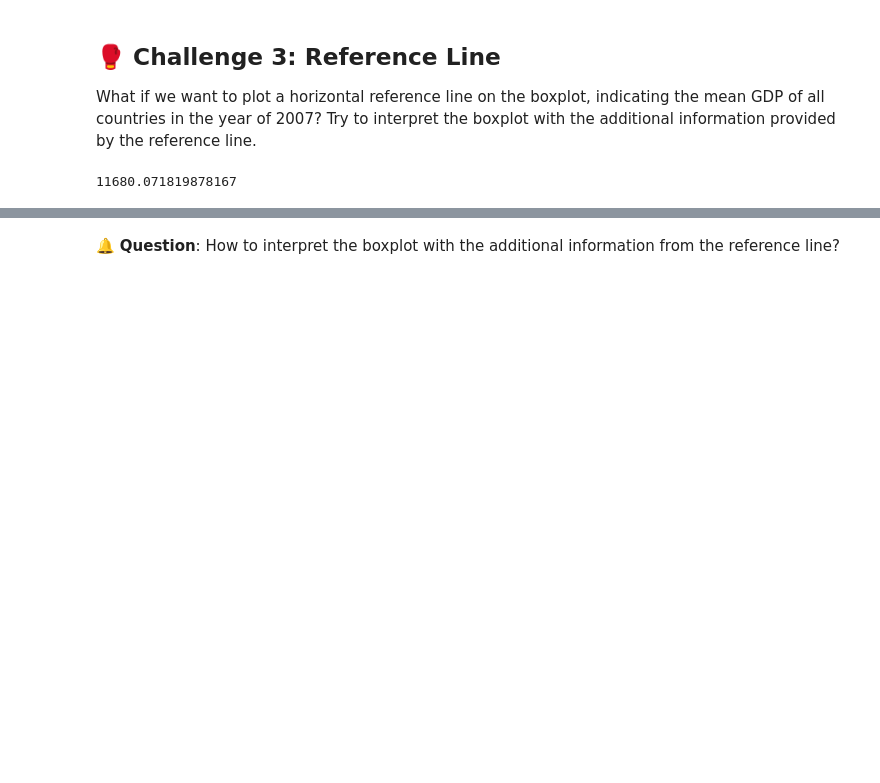
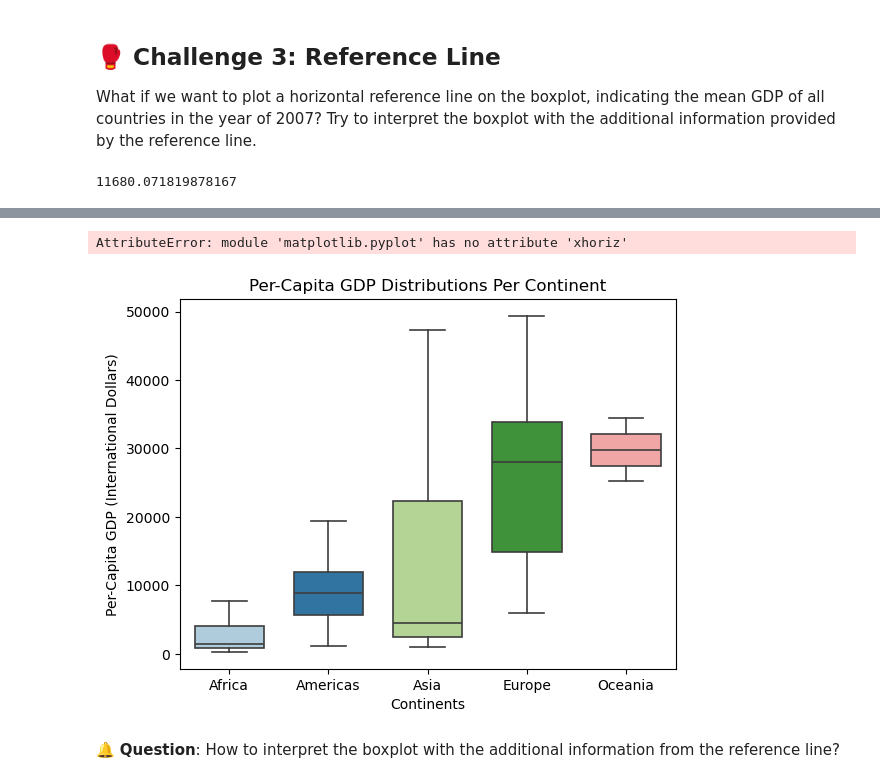
Before and after one commit to annitodd/Python-Data-Visualization, a Jupyter notebook: lessons/01_python_data_visualization.ipynb, the cells around one changed output, grey strips where cells are left out. Cells and saved outputs as stored; diff of their text form; code cells hidden in the pictures; blank space fills up the shorter version.

```diff
--- a/lessons/01_python_data_visualization.ipynb
+++ b/lessons/01_python_data_visualization.ipynb
@@ -563,3 +598,22 @@ gm_latest['gdpPercap'].mean()
+# %%
+
+# YOUR CODE HERE
+sns.boxplot(data=gm_latest,
+            x='continent',
+            y='gdpPercap',
+            order=['Africa', 'Americas', 'Asia', 'Europe', 'Oceania'],
+            fliersize = 0, # size of the flier = 0
+            linewidth = 1.2,
+            width = 0.7,
+            palette = 'Paired')
+
+plt.title('Per-Capita GDP Distributions Per Continent', fontsize=12)
+plt.xlabel('Continents')
+plt.ylabel('Per-Capita GDP (International Dollars)')
+plt.xhoriz(11680.071819878167)
+# %% [output]
+AttributeError: module 'matplotlib.pyplot' has no attribute 'xhoriz'
+[figure, added]
 # %% [markdown]
 🔔 **Question**: How to interpret the boxplot with the additional information from the reference line?
 # %% [markdown]
```
Also changed, not shown: parts of 14 cells of this notebook.
